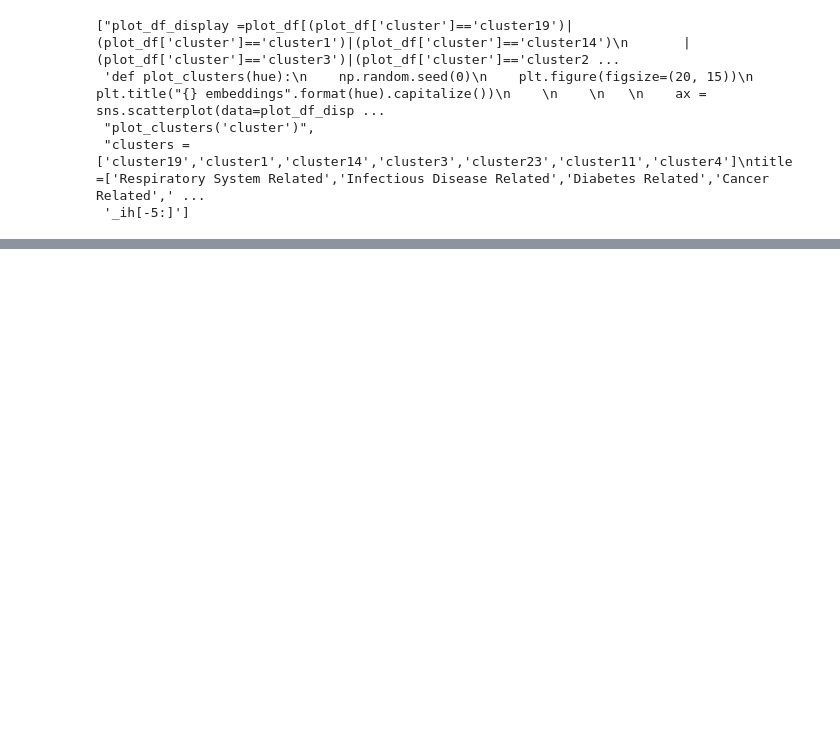
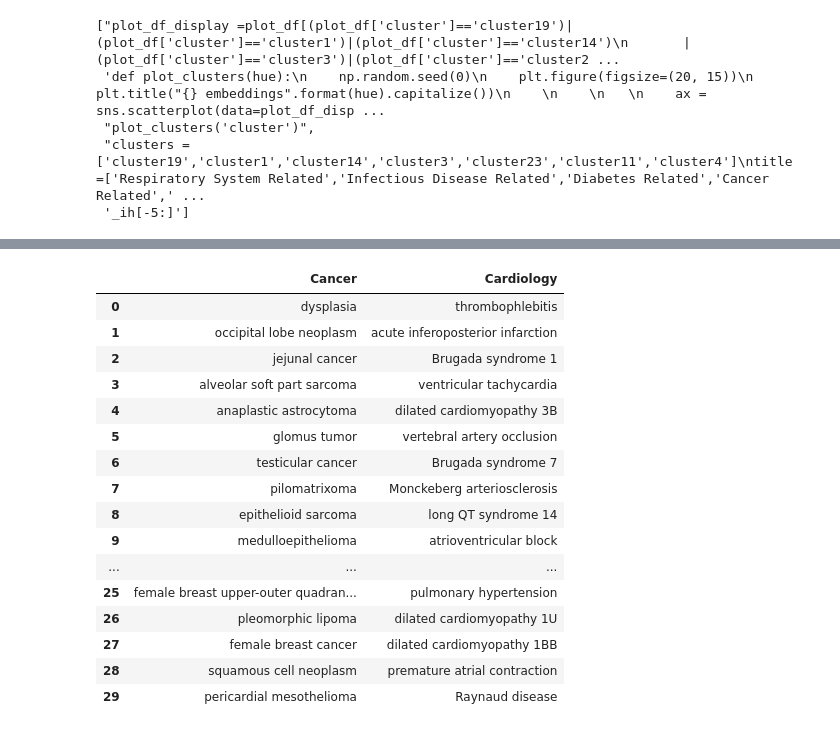
Before and after one commit to sharmasharad795/Medi_Knowledge_Graph, a Jupyter notebook: OutputFiles/embeddings/diseases_embedding.ipynb, the cells around one changed output, grey strips where cells are left out. Cells and saved outputs as stored; diff of their text form; code cells hidden in the pictures; blank space fills up the shorter version.

```diff
--- a/OutputFiles/embeddings/diseases_embedding.ipynb
+++ b/OutputFiles/embeddings/diseases_embedding.ipynb
@@ -175,0 +208,37 @@ df
+# %%
+cluster = ['cluster2','cluster5']
+title =['Cancer', 'Cardiology']
+d = {}
+for i,c in enumerate(cluster):
+    d[c] = title[i]
+# %%
+df = pd.DataFrame(columns=d.values())
+# %%
+for i in range(30):
+    a =[]
+    for c in cluster:
+
+        temp = plot_df[plot_df['cluster']==c]['diseases'].iloc[i]
+        a.append(temp)
+
+    df.loc[len(df)] = a
+# %%
+df
+# %% [output]
+|  | Cancer | Cardiology |
+| 0 | dysplasia | thrombophlebitis |
+| 1 | occipital lobe neoplasm | acute inferoposterior infarction |
+| 2 | jejunal cancer | Brugada syndrome 1 |
+| 3 | alveolar soft part sarcoma | ventricular tachycardia |
+| 4 | anaplastic astrocytoma | dilated cardiomyopathy 3B |
+| 5 | glomus tumor | vertebral artery occlusion |
+| 6 | testicular cancer | Brugada syndrome 7 |
+| 7 | pilomatrixoma | Monckeberg arteriosclerosis |
+| 8 | epithelioid sarcoma | long QT syndrome 14 |
+| 9 | medulloepithelioma | atrioventricular block |
+| ... | ... | ... |
+| 25 | female breast upper-outer quadran... | pulmonary hypertension |
+| 26 | pleomorphic lipoma | dilated cardiomyopathy 1U |
+| 27 | female breast cancer | dilated cardiomyopathy 1BB |
+| 28 | squamous cell neoplasm | premature atrial contraction |
+| 29 | pericardial mesothelioma | Raynaud disease |
```
Also changed, not shown: parts of 18 cells of this notebook, 4 other files.
